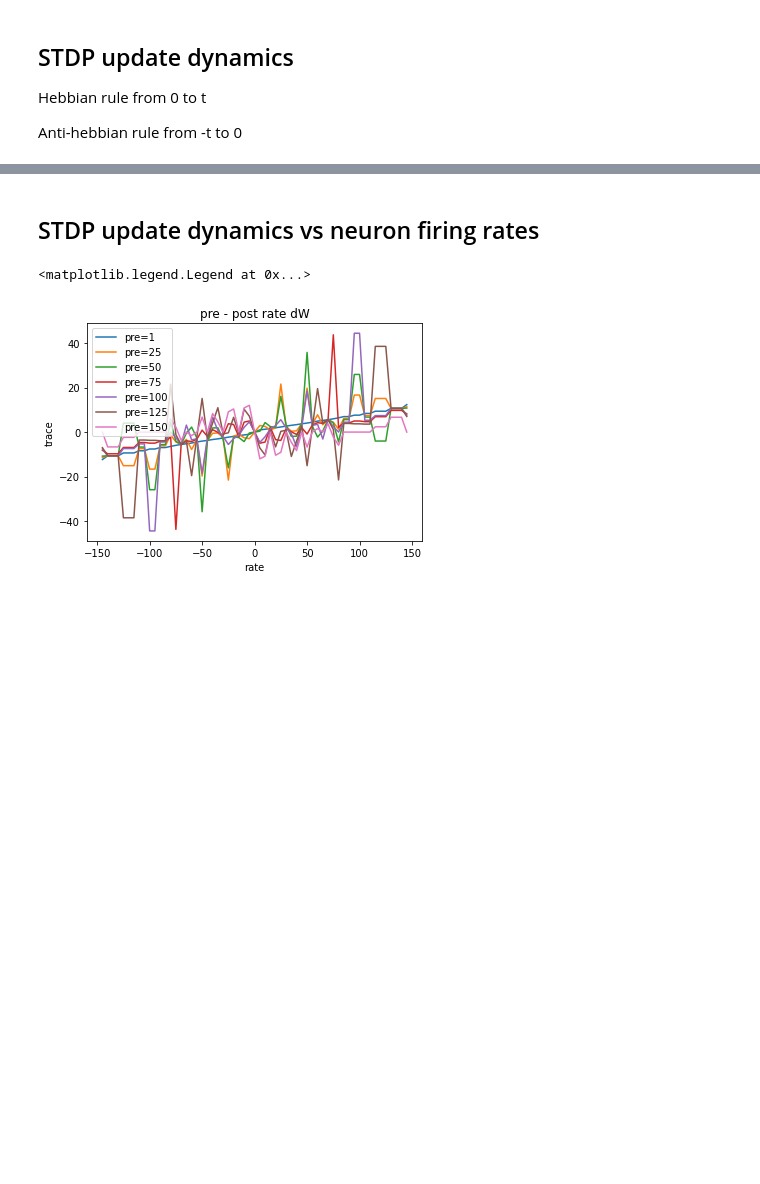
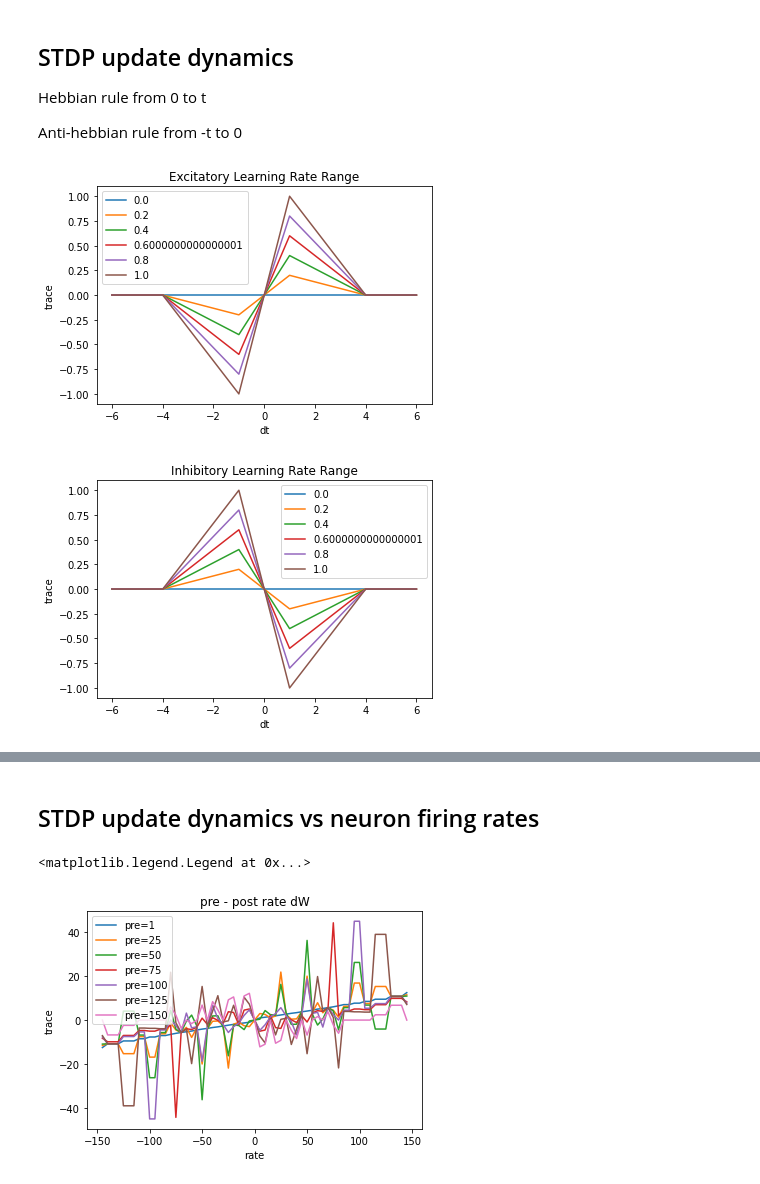
Before and after one commit to SpikeyCNS/spikey, a Jupyter notebook: examples/sanity/stdp_viz.ipynb, the cells around one changed output, grey strips where cells are left out. Cells and saved outputs as stored; diff of their text form; code cells hidden in the pictures; blank space fills up the shorter version.

Commit message:
Update stdp viz.

```diff
--- a/examples/sanity/stdp_viz.ipynb
+++ b/examples/sanity/stdp_viz.ipynb
@@ -23,3 +23,53 @@ def onehot(value, buckets):
     output = np.zeros(buckets)
     output[value] = 1
     return output
+# %%
+## Learning rates
+for plot_id, (label, INHIBITORIES) in enumerate({'Excitatory': [1, 1], 'Inhibitory': [-1, -1]}.items(), 1):
+    INHIBITORIES = np.array(INHIBITORIES)
+
+    for j in np.arange(0, 1.1, .2):
+        config = {
+            'n_neurons': 2,
+            'n_inputs': 0,
+            'stdp_window': 5,
+            'learning_rate': j,
+            'max_weight': 1,
+            'trace_decay': 0,
+        }
+        w = FakeWeight(**config)
+        synapses = SYNAPSE(w, **config)
+
+        X, X_minus, Y, Y_minus = [], [], [], []
+
+        LENGTH = config['stdp_window'] + 1
+
+        for i in range(LENGTH + 1):
+            w.matrix[:, :] = 0
+            synapses.reset()
+            synapses.reward(1)
+
+            a = np.zeros(LENGTH)
+            a[-1] = 1
+
+            b = onehot(LENGTH - i - 1, LENGTH)
+
+            full_spike_log = np.array([a, b]).T
+
+            synapses._apply_stdp(full_spike_log, INHIBITORIES)
+
+            X_minus.append(-i)
+            Y_minus.append(w.matrix[0, 1])
+            X.append(i)
+            Y.append(w.matrix[1, 0])
+
+        plt.plot(X_minus[::-1] + X, Y_minus[::-1] + Y, label=j)
+
+    plt.title(f'{label} Learning Rate Range')
+    plt.xlabel('dt')
+    plt.ylabel('trace')
+    plt.legend()
+    plt.show()
+# %% [output]
+[figure, added]
+[figure, added]
```
Also changed, not shown: parts of 6 cells of this notebook.
